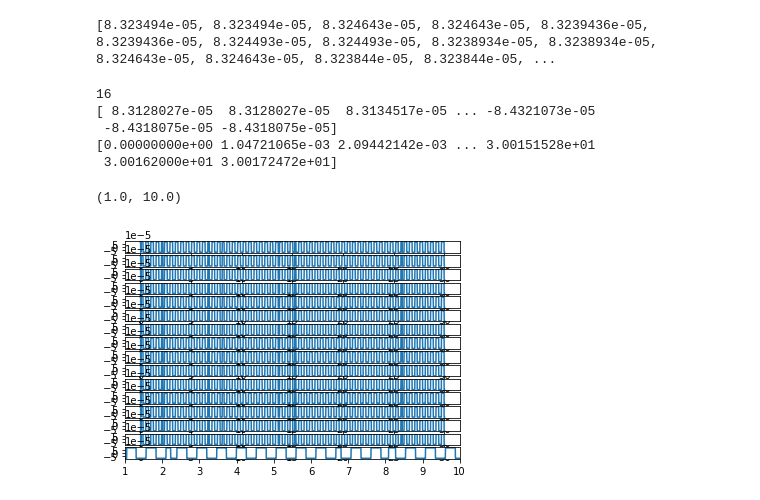
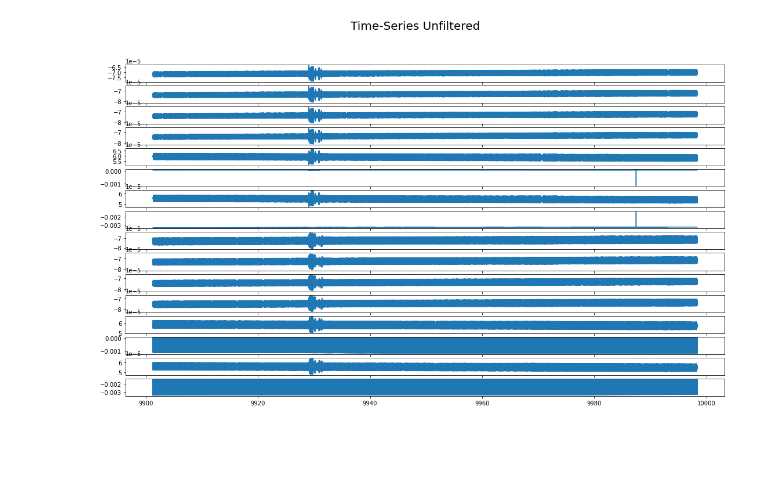
Before and after one commit to msl052/WifiOpenBCI_Python, a Jupyter notebook: pyxdf_read.ipynb, the cells around one changed output. Saved outputs shown, nothing was run; the diff lists cells and outputs as text; code cells hidden in the pictures; blank space fills up the shorter version.

```diff
--- a/pyxdf_read.ipynb
+++ b/pyxdf_read.ipynb
@@ -2,12 +2,19 @@
 import os
 import logging
 import pyxdf
+import matplotlib.pyplot as plt
+from scipy import signal
+import numpy as np
+from scipy.fft import fftshift
 
-path = '/Users/admin/Documents/CurrentStudy/sub-P001/ses-S001/eeg'
+#path = '/Users/admin/Documents/CurrentStudy/sub-P001/ses-S002/eeg'
 #path = '/Users/admin/Desktop/sub-P001/ses-S001/eeg'
+path = '/Users/admin/Desktop/LSL_Data/sub-P001/ses-S001/eeg' # write directory towards xdf file
 logging.basicConfig(level=logging.DEBUG)  # Use logging.INFO to reduce output.
 #fname = os.path.abspath(os.path.join(os.path.dirname(path),'eeg', 'StringTest.xdf'))
-fname = os.path.abspath(os.path.join(os.path.dirname(path),'eeg', 'sub-P001_ses-S001_task-T20_run-001_eeg.xdf'))
+#fname = os.path.abspath(os.path.join(os.path.dirname(path),'Desktop', 'sub-P001_ses-S001_task-T1_run-001_eeg.xdf'))
+filename = 'sub-P001_ses-S001_task-T1_acq-Rayla_Desk_SR1000_Ch16_Py_run-001_eeg.xdf'
+fname = os.path.abspath(os.path.join(os.path.dirname(path),'eeg', filename))
 print(fname)
 streams, fileheader = pyxdf.load_xdf(fname)
 
@@ -20,7 +27,6 @@ for ix, stream in enumerate(streams):
         (int(stream['info']['channel_count'][0]), len(stream['time_stamps'])),
         stream['info']['nominal_srate'][0],
         stream['info']['effective_srate'])
-
     )
     if any(stream['time_stamps']):
         print("\tDuration: {} s".format(stream['time_stamps'][-1] - stream['time_stamps'][0]))
@@ -135,29 +74,31 @@ Length of Time Series:  28665
-# %%
-channel = 2; # 0-15 for a total of 16 channels
-volt = []
-for x in range(len(volts)):
-    volt.append(volts[x][channel])
-print(volt)
-# %% [output]
-[8.323494e-05, 8.323494e-05, 8.324643e-05, 8.324643e-05, 8.3239436e-05, 8.3239436e-05, 8.324493e-05, 8.324493e-05, 8.3238934e-05, 8.3238934e-05, 8.324643e-05, 8.324643e-05, 8.323844e-05, 8.323844e-05, ...
-# %%
-from matplotlib import pyplot as plt
-import numpy as np
-print(len(volts[1]))
-fig, axs = plt.subplots(len(volts[1]))
-print(volts[:,1])
-print(time)
-for x in range(len(volts[1])):
-    axs[x].plot(time, volts[:,x])
-
-#axs.xlabel("Time");
-#axs.ylabel("Volt");
-plt.xlim([1, 10])
-# %% [output]
-16
-[ 8.3128027e-05  8.3128027e-05  8.3134517e-05 ... -8.4321073e-05
- -8.4318075e-05 -8.4318075e-05]
-[0.00000000e+00 1.04721065e-03 2.09442142e-03 ... 3.00151528e+01
- 3.00162000e+01 3.00172472e+01]
-(1.0, 10.0)
-[figure, removed]
+# %%
+## Initialize Variables ##
+select_stream = 0 # select the stream (Please look at this)
+stream = streams[select_stream] # get selected stream
+Fs = stream['info']['effective_srate'] # get the effective sampling rate
+select_channel = 1 # select one channel. This is for single plots
+N = int(stream['footer']['info']['sample_count'][0]) # get number of samples
+channum = int(stream['info']['channel_count'][0]) # get number of channels
+data_Y = stream['time_series'] # get time series data
+data_X = stream['time_stamps'] # get time stamp data
+#path_save = '/Users/admin/Desktop/LSL_Data/sub-P001/ses-S001/eeg'
+
+## Trim Data ##
+if False: # change to true if you do want to trim data
+    startidx = 0; # start idx of trim
+    endidx = 10000; # end idx of trim
+    trimrange = list(range(startidx,endidx)) # create list from start and end idx
+    data_Y = data_Y[trimrange,:] # new data
+    data_X = data_X[trimrange] # end data
+# %%
+## Plot Time-Series Unfiltered ##
+fig, axs = plt.subplots(channum)
+for i in range(channum):
+    axs[i].plot(data_X, data_Y[:,i])
+
+fig.suptitle('Time-Series Unfiltered', fontsize=20)
+fig.set_size_inches(18.5, 10.5)
+fig.savefig('test2png.png',format='jpg')
+#plt.close(fig)
+# %% [output]
+[figure, added]
```
Also changed, not shown: parts of 10 cells of this notebook, 1 other file.
